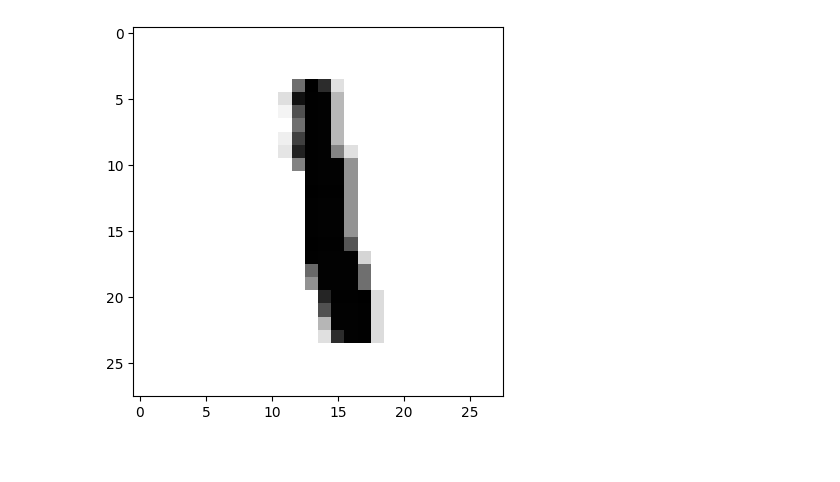
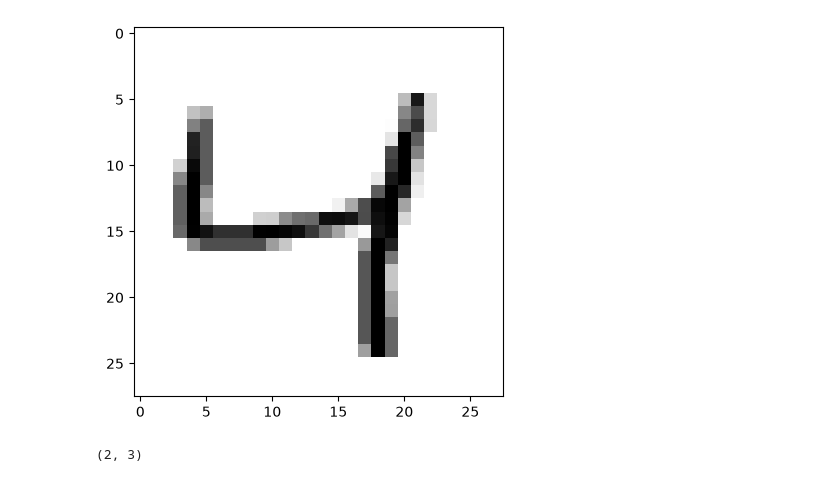
Before and after one commit to jamshid17/deeplearningwithpython, a Jupyter notebook: notebooks/Deep learning - chapter 2.ipynb, the cells around one changed output. Cells and saved outputs as stored; diff of their text form; code cells hidden in the pictures.

```diff
--- a/notebooks/Deep learning - chapter 2.ipynb
+++ b/notebooks/Deep learning - chapter 2.ipynb
@@ -84,6 +98,8 @@ Matplotlib is building the font cache; this may take a moment.
 # %%
-digit = train_images[6]
+(brand_new_train_images, train_labels), (brand_new_test_images, test_labels) = mnist.load_data()
+
+digit = brand_new_train_images[2]
 plt.imshow(digit, cmap=plt.cm.binary)
 plt.show()
 # %% [output]
-[figure, old version]
+[figure, new version]
@@ -92 +113,5 @@ import numpy as np
+# %%
+x.shape
+# %% [output]
+(2, 3)
 # %%
```
Also changed, not shown: parts of 34 cells of this notebook, 2 other files.
